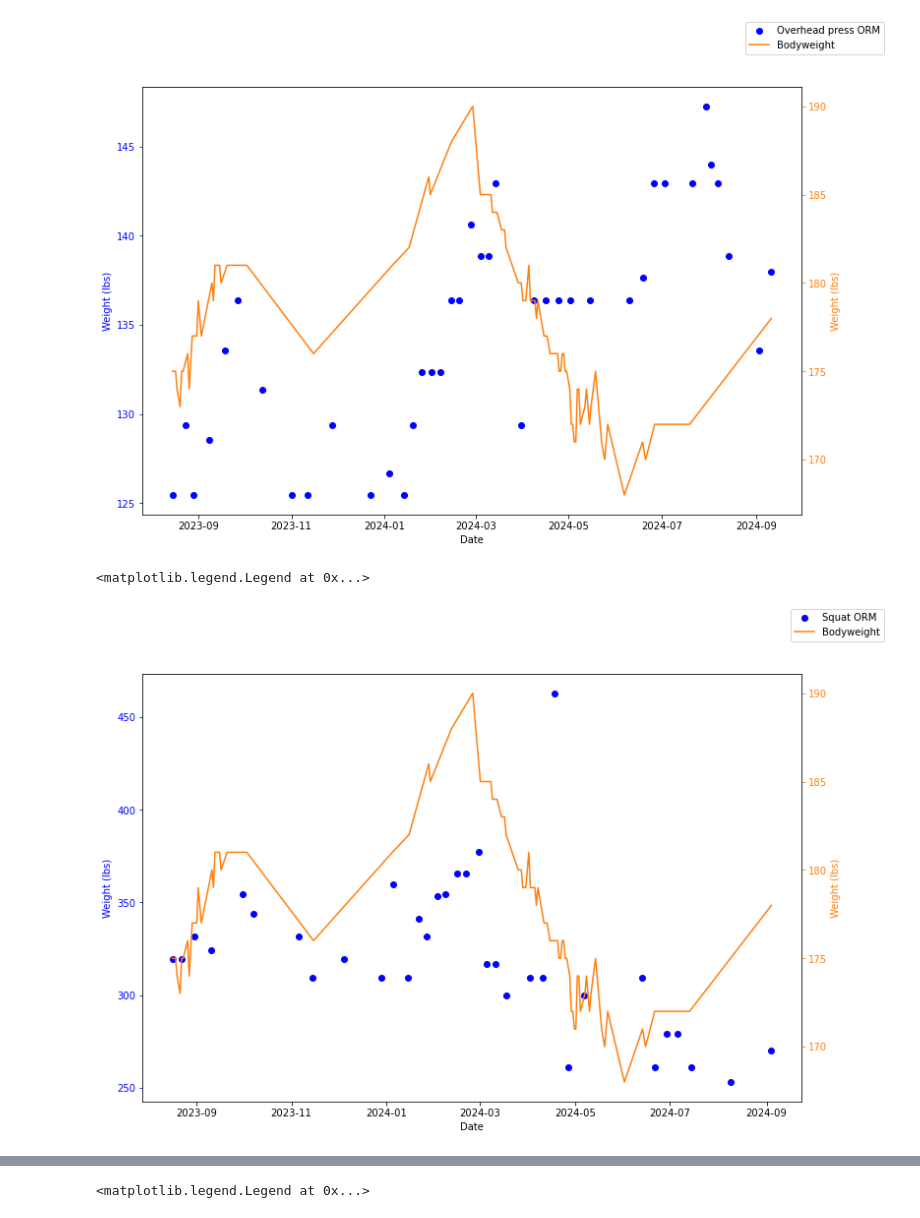
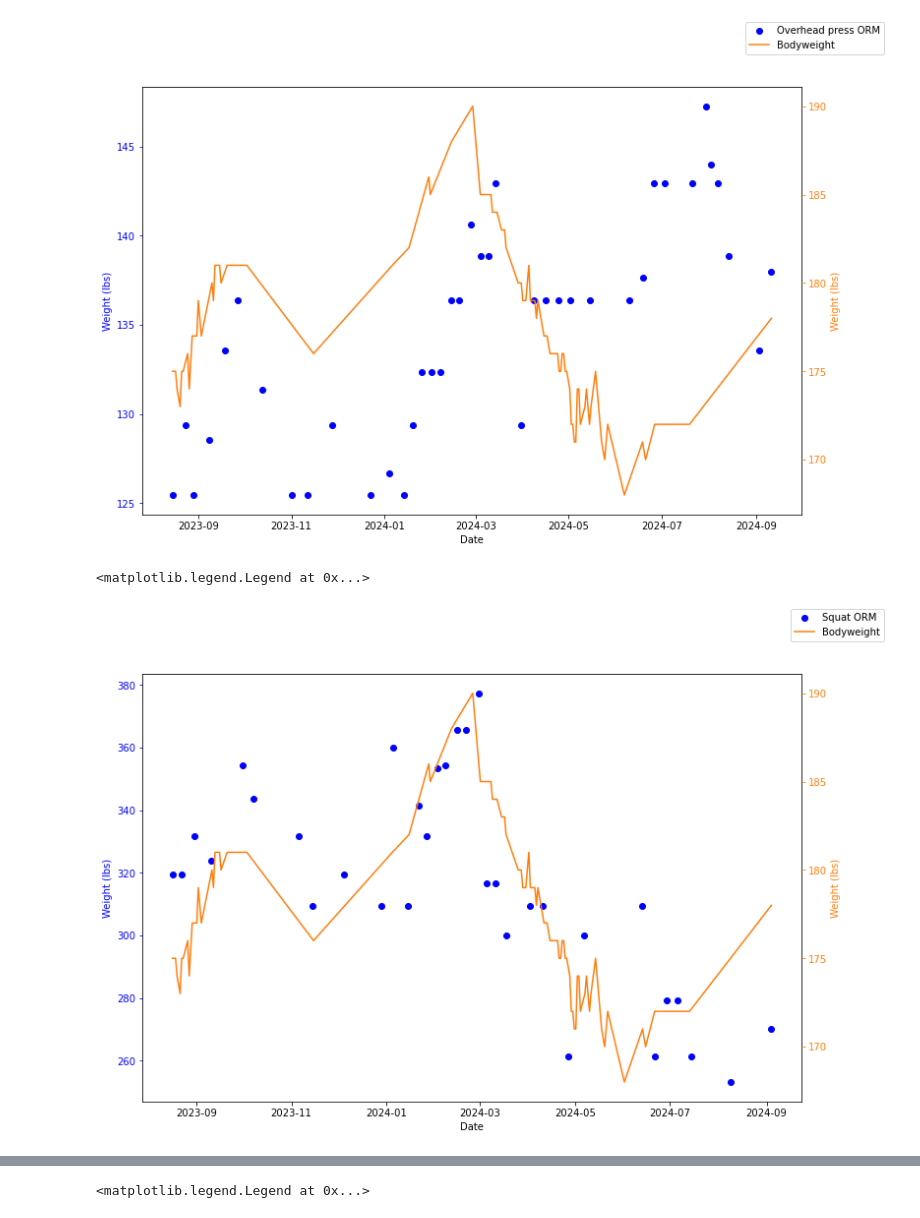
Before and after one commit to brekkies/Weightlifting-Progress-Tracker, a Jupyter notebook: WorkoutData2024.ipynb, the cells around one changed output, grey strips where cells are left out. Cells and saved outputs as stored; diff of their text form; code cells hidden in the pictures.

```diff
--- a/WorkoutData2024.ipynb
+++ b/WorkoutData2024.ipynb
@@ -331,30 +313,30 @@ fig.legend([f'{lift} ORM','Bodyweight'])
 # %%
 lift = "Squat"
 fig=plt.figure(figsize=(12,8))
 
 
 
 ax=fig.add_subplot(111, label="1")
 ax2=fig.add_subplot(111, label="2", frame_on=False)
 
 
-ax.scatter(during_log['Date'],during_log[f'{lift}_ORM'],color="Blue")
+ax.scatter(during_log.drop(206)['Date'],during_log.drop(206)[f'{lift}_ORM'],color="Blue")
 ax2.plot(weights['Dates'],weights['Weights'],color="C1")
 
 ax.set_xlabel("Date", color="Black")
 ax.set_ylabel("Weight (lbs)", color="Blue")
 ax.tick_params(axis='x', colors="Black")
 ax.tick_params(axis='y', colors="Blue")
 
 ax2.xaxis.set_visible(False)
 ax2.yaxis.tick_right()
 ax2.set_ylabel('Weight (lbs)', color="C1")
 ax2.yaxis.set_label_position('right')
 ax2.tick_params(axis='y', colors="C1")
 fig.legend([f'{lift} ORM','Bodyweight'])
 # %% [output]
 <matplotlib.legend.Legend at 0x...>
-[figure, old version]
+[figure, new version]
 # %%
 lift = "Bench"
 fig=plt.figure(figsize=(12,8))
```
Also changed, not shown: parts of 8 cells of this notebook.
